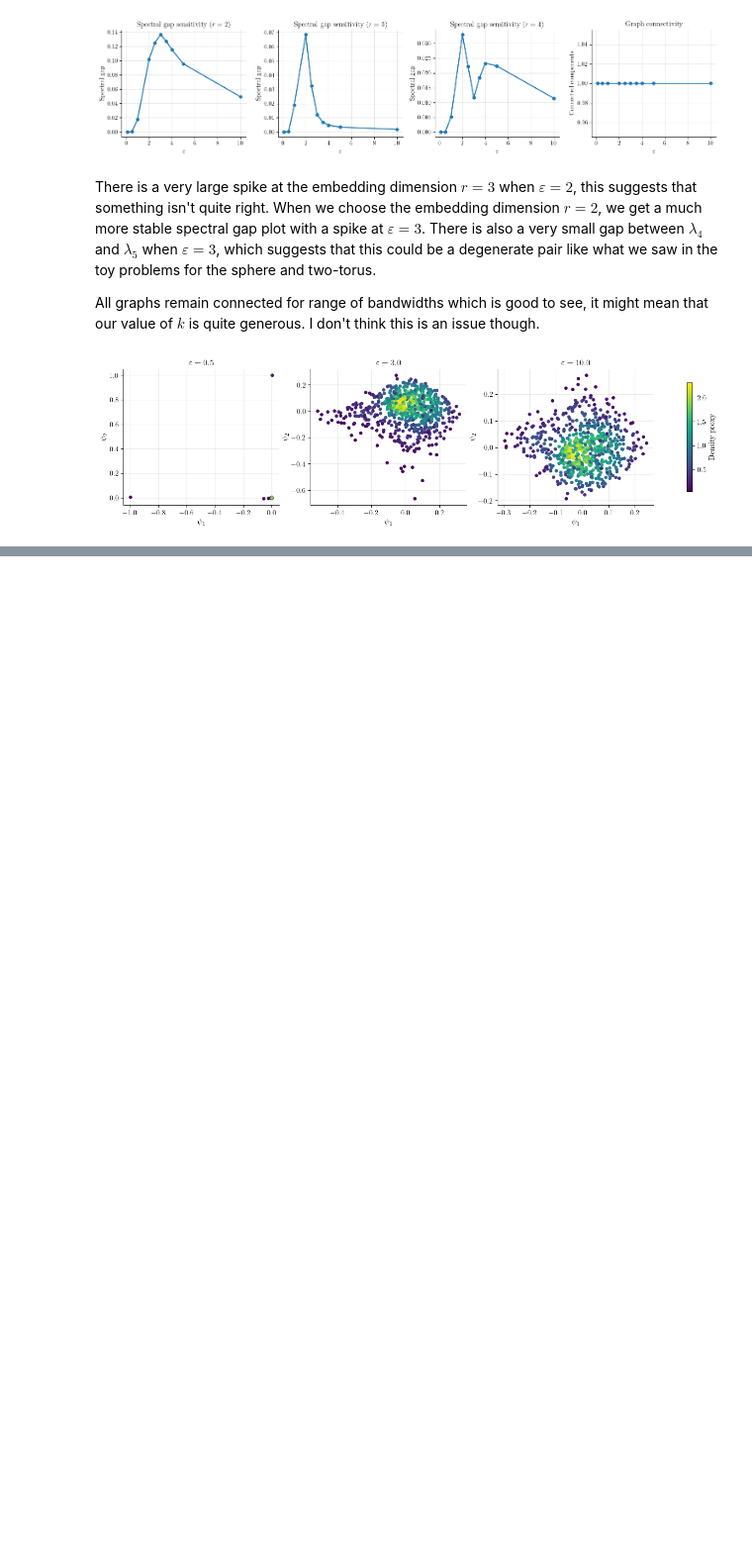
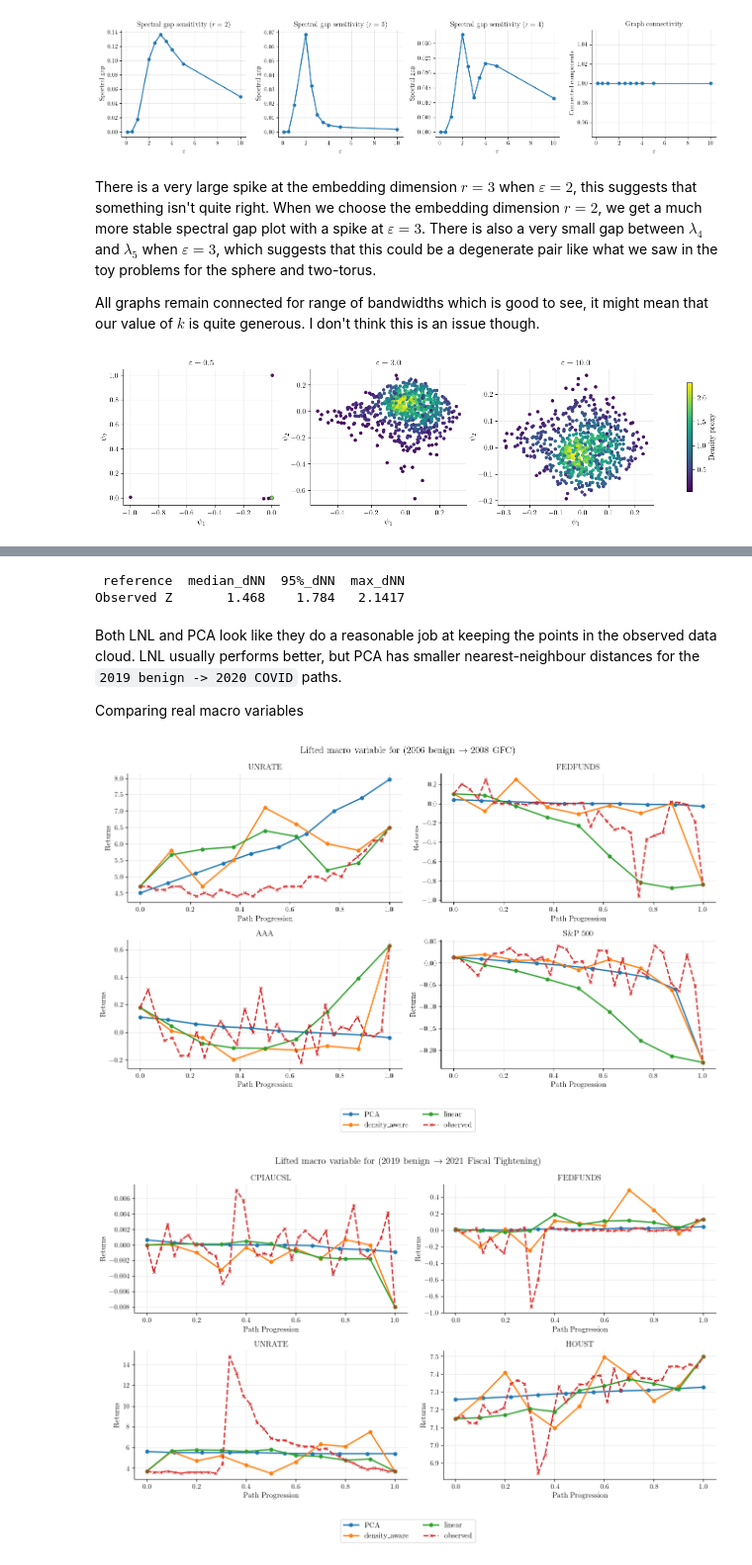
Before and after one commit to adamfowliee/JDKF_Starter, a Jupyter notebook: dissertation_brief/brief_phase8.ipynb, the cells around one changed output, grey strips where cells are left out. Shown at 99% size. Drawn from its saved outputs; the diff is of its cells as text; code cells hidden in the pictures; blank space fills up the shorter version.

```diff
--- a/dissertation_brief/brief_phase8.ipynb
+++ b/dissertation_brief/brief_phase8.ipynb
@@ -421,0 +440,15 @@ plt.show()
+# %%
+# Existing graph-degree density
+h_dens, _, (rho_graph, V_graph, _) = density_and_bandwidth(Psi)
+
+# Gaussian KDE
+kde = gaussian_kde(Psi.T); rho_kde = kde(Psi.T)
+rho_kde /= rho_kde.mean(); rho_kde = np.maximum(rho_kde, 1e-6)
+V_kde = -np.log(rho_kde)
+
+# Epanechnikov density
+rho_e, _ = epanechnikov_density(Psi, h_dens * 10)
+rho_e /= rho_e.mean(); rho_e = np.maximum(rho_e, 1e-6)
+V_e = -np.log(rho_e)
+
+density_methods = {"Graph degree": (rho_graph, V_graph), "Gaussian KDE": (rho_kde, V_kde), "Epanechnikov": (rho_e, V_e)}
@@ -421,0 +528,5 @@ plt.show()
+# %%
+def lift_validation(z_hat, Z):
+    nn = NearestNeighbors(n_neighbors=1)
+    nn.fit(Z); dNN, _ = nn.kneighbors(z_hat)
+    return dNN
@@ -421,0 +612,53 @@ plt.show()
+# %%
+historical_dNN_table = pd.DataFrame([{"reference": "Observed Z", "median_dNN": np.median(historical_dNN),
+                                      "95%_dNN": np.quantile(historical_dNN, 0.95), "max_dNN": np.max(historical_dNN)}])
+
+print(historical_dNN_table.round(4).to_string(index=False))
+# %% [output]
+ reference  median_dNN  95%_dNN  max_dNN
+Observed Z       1.468    1.784   2.1417
+# %% [markdown]
+Both LNL and PCA look like they do a reasonable job at keeping the points in the observed data cloud. LNL usually performs better, but PCA has smaller nearest-neighbour distances for the `2019 benign -> 2020 COVID` paths.
+
+Comparing real macro variables
+# %%
+event_variables = {"2006 benign -> 2008 GFC": ["UNRATE", "FEDFUNDS", "AAA", "S&P 500"],
+                   "2019 benign -> 2021 Fiscal Tightening": ["CPIAUCSL", "FEDFUNDS", "UNRATE", "HOUST"]}
+
+
+for event, selected_vars in event_variables.items():
+    event_records = [rec for rec in path_records if rec["event"] == event]
+    selected_idxs = [variables.get_loc(v) for v in selected_vars]
+
+    n_vars = len(selected_vars); n_cols = 2
+    n_rows = int(np.ceil(n_vars / n_cols))
+
+    fig, axes = plt.subplots(n_rows, n_cols, figsize=ps.FIG_QUAD_WD, squeeze=False)
+    axes_flat = axes.flatten()
+
+    for path in event_records:
+        path_type = path["path_type"]
+        lifted_path = path["Z_lift_real"]
+        x = np.linspace(0, 1, len(lifted_path))
+
+        for i, var_idx in enumerate(selected_idxs):
+            ax = axes_flat[i]
+            if path_type == "observed":
+                ax.plot(x, lifted_path[:, var_idx], marker="x", linestyle="--", linewidth=2, label=path_type)
+            else:
+                ax.plot(x, lifted_path[:, var_idx], marker="o", linewidth=2, label=path_type)
+
+            ax.set_title(selected_vars[i].replace("&", "\&"), fontsize=12, fontweight='bold')
+            ax.grid(alpha=0.3); ax.set_ylabel("Returns"); ax.set_xlabel("Path Progression")
+
+    handles, labels = axes_flat[0].get_legend_handles_labels()
+    fig.legend(handles, labels, loc="lower center", ncol=2, fontsize=11, bbox_to_anchor=(0.5, -0.02))
+
+    event_rename = event.replace("->", r"$\rightarrow$")
+    plt.suptitle(rf'Lifted macro variable for ({event_rename})', fontsize=14, fontweight="bold")
+
+    plt.tight_layout(rect=[0, 0.08, 1, 1])
+    plt.show()
+# %% [output]
+[figure, added]
+[figure, added]
```
Also changed, not shown: parts of 21 cells of this notebook, 6 other files.
